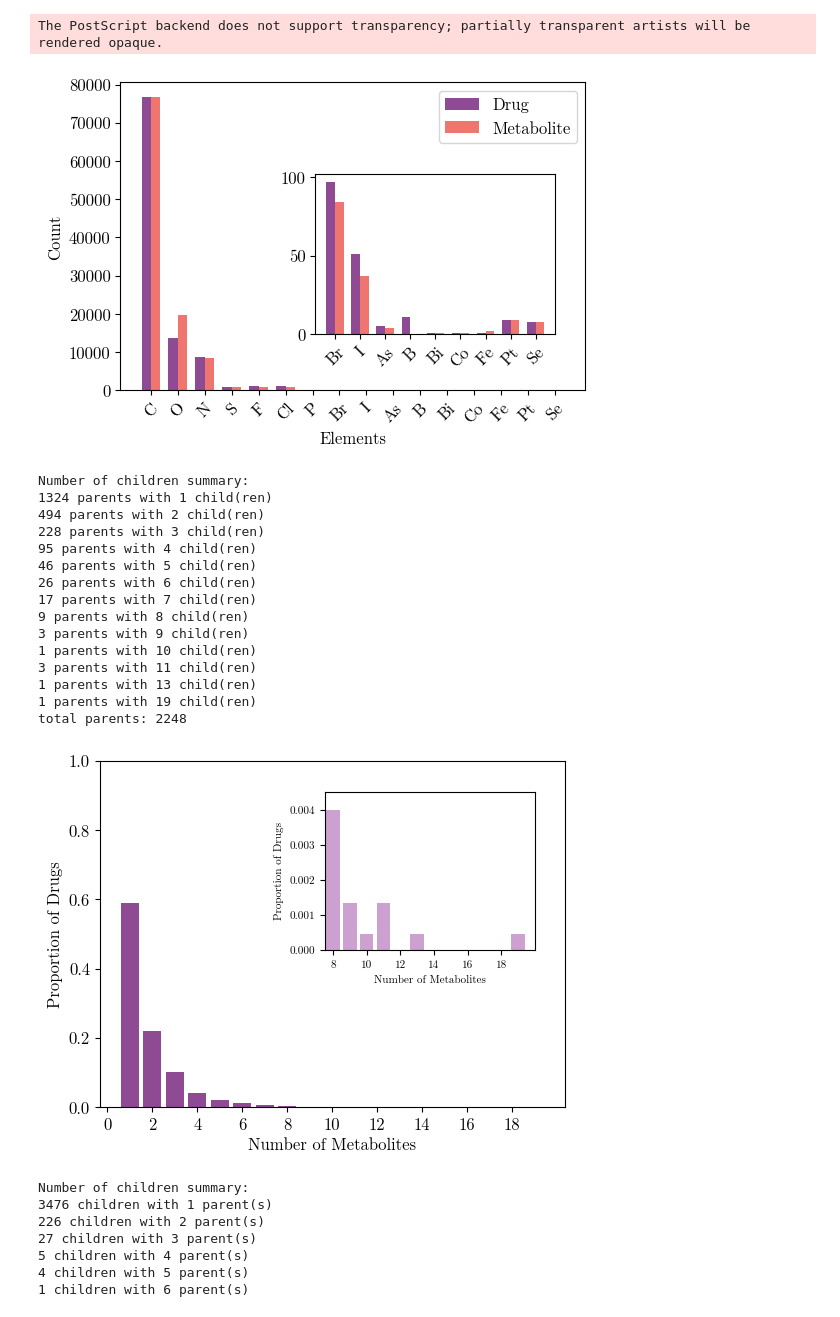
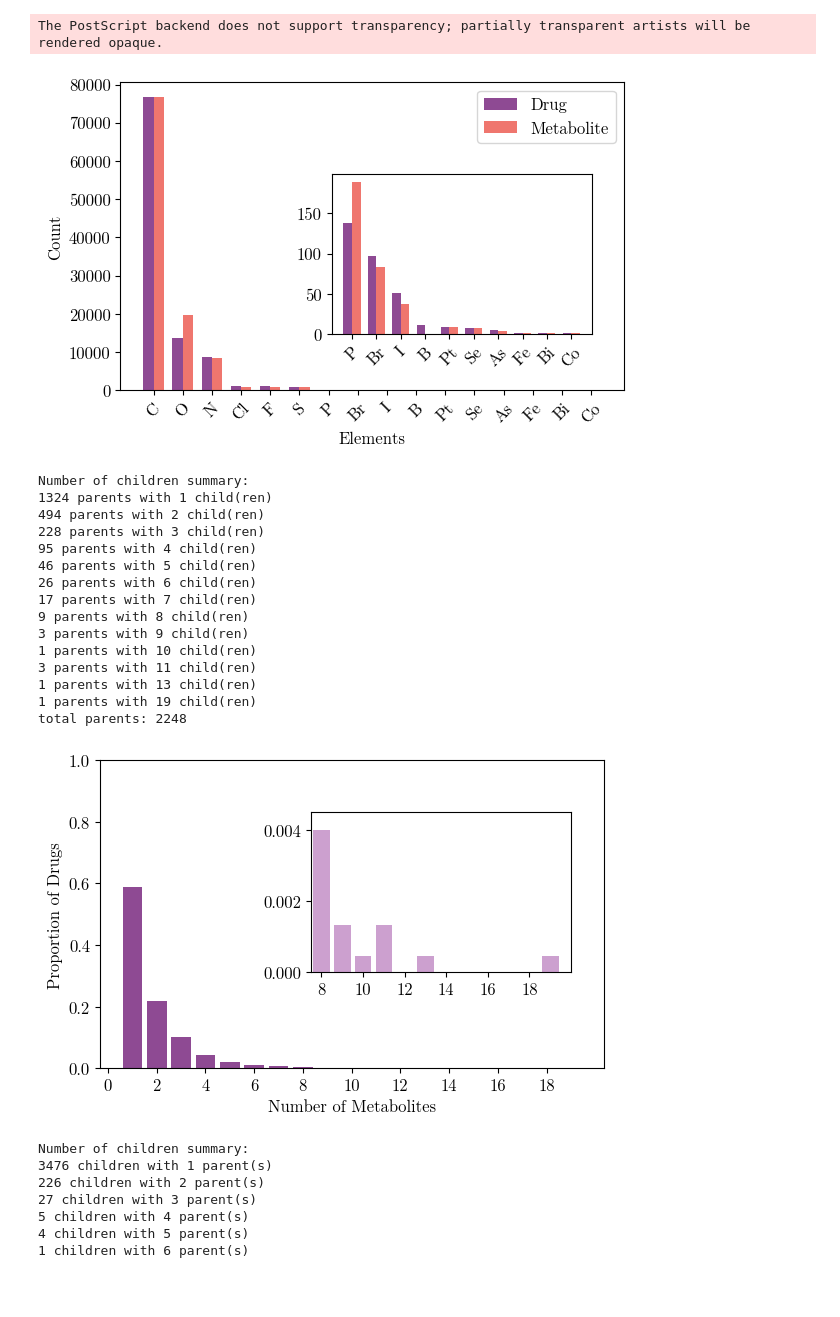
Before and after one commit to tsofiac/LAGOM, a Jupyter notebook: data_analysis/data_analysis_plots.ipynb, the cells around one changed output. Saved outputs shown, nothing was run; the diff lists cells and outputs as text; code cells hidden in the pictures; blank space fills up the shorter version.

```diff
--- a/data_analysis/data_analysis_plots.ipynb
+++ b/data_analysis/data_analysis_plots.ipynb
@@ -201,16 +201,18 @@ def print_atom_counts(atom_counts):
 
 
 def plot_histogram(parent_atom_counts, child_atom_counts, save_figure=None):
-    custom_order = ["C", "O", "N", "S", "F", "Cl", "P", "Br", "I"]
 
     all_atoms = set(list(parent_atom_counts.keys()) + list(child_atom_counts.keys()))
-    remaining_atoms = sorted([atom for atom in all_atoms if atom not in custom_order])
-    full_order = custom_order + remaining_atoms
 
-    parent_counts = [parent_atom_counts.get(atom, 0) for atom in full_order]
-    child_counts = [child_atom_counts.get(atom, 0) for atom in full_order]
+    atom_data = [(atom, parent_atom_counts.get(atom, 0), child_atom_counts.get(atom, 0)) for atom in all_atoms]
+    sorted_atoms = sorted(atom_data, key=lambda x: x[1], reverse=True)
 
-    plt.figure(figsize=(6, 4))
+    full_order, parent_counts, child_counts = zip(*sorted_atoms)
+    full_order = list(full_order)
+
+    remaining_atoms = full_order[6:]
+
+    plt.figure(figsize=(6.5, 4))
     plt.rcParams.update(
         {"font.size": 12, "font.family": "serif", "font.serif": ["NewComputerModern10"]}
     )
@@ -231,7 +233,6 @@ def plot_histogram(parent_atom_counts, child_atom_counts, save_figure=None):
     plt.xticks([i + bar_width / 2 for i in index], full_order, rotation=45)
     plt.legend()
 
-    remaining_atoms = ["Br", "I"] + remaining_atoms
     if remaining_atoms:
         inset_ax = plt.axes([0.45, 0.25, 0.4, 0.4])  # [left, bottom, width, height]
         inset_index = range(len(remaining_atoms))
@@ -246,34 +247,34 @@ def plot_histogram(parent_atom_counts, child_atom_counts, save_figure=None):
             inset_index, inset_parent_counts, bar_width, color="#8E4A93", label="Drug"
         )
         inset_ax.bar(
             [i + bar_width for i in inset_index],
             inset_child_counts,
             bar_width,
             color="#EF766E",
             label="Metabolite",
         )
 
         inset_ax.set_xticks([i + bar_width / 2 for i in inset_index])
         inset_ax.set_xticklabels(remaining_atoms, rotation=45)
         # inset_ax.set_title('Remaining Atoms')
 
     if save_figure is not None:
         os.makedirs("figures", exist_ok=True)
         plt.savefig(f"figures/{save_figure}.eps", format="eps")
 
     plt.show()
 
 
 after = "../dataset/curated_data/combined_smiles_before_filters.csv"
 data = pd.read_csv(after)
 
 parent_atom_counts = analyse_atoms(data, "parent_smiles")
 child_atom_counts = analyse_atoms(data, "child_smiles")
 
 plot_histogram(parent_atom_counts, child_atom_counts, "element_count")
 # %% [output]
 The PostScript backend does not support transparency; partially transparent artists will be rendered opaque.
-[figure, old version]
+[figure, new version]
 # %%
 def number_of_children_zoom(csv, save_figure=None):
     df = pd.read_csv(csv)
@@ -294,7 +295,7 @@ def number_of_children_zoom(csv, save_figure=None):
     print(f"total parents: {total_parents}")
     normalized_frequencies = [freq / total_parents for freq in frequency_list]
 
-    plt.figure(figsize=(6, 4.5))
+    plt.figure(figsize=(6.5, 4))
     plt.rcParams.update(
         {"font.size": 12, "font.family": "serif", "font.serif": ["NewComputerModern10"]}
     )
@@ -305,7 +306,7 @@ def number_of_children_zoom(csv, save_figure=None):
     plt.ylim(0, 1)
     plt.xticks(range(0, max(number_of_children_list) + 1, 2))
 
-    inset_ax = plt.axes([0.5, 0.46, 0.35, 0.35])  # [left, bottom, width, height]
+    inset_ax = plt.axes([0.45, 0.35, 0.4, 0.4])  # [left, bottom, width, height]
     inset_ax.bar(
         [x for x in number_of_children_list if x > 7],
         [f for x, f in zip(number_of_children_list, normalized_frequencies) if x > 7],
@@ -314,9 +315,6 @@ def number_of_children_zoom(csv, save_figure=None):
     inset_ax.set_xlim(7.5, 20)
     inset_ax.set_ylim(0, 0.0045)
     plt.xticks(range(8, 20, 2))
-    inset_ax.tick_params(labelsize=8)
-    inset_ax.set_xlabel("Number of Metabolites", fontsize=8)
-    inset_ax.set_ylabel("Proportion of Drugs", fontsize=8)
 
     if save_figure is not None:
         os.makedirs("figures", exist_ok=True)
@@ -343,7 +341,7 @@ Number of children summary:
 1 parents with 13 child(ren)
 1 parents with 19 child(ren)
 total parents: 2248
-[figure, old version]
+[figure, new version]
 # %%
 def number_of_parents(csv):
     df = pd.read_csv(csv)
```
Also changed, not shown: parts of 3 cells of this notebook, 22 other files.
